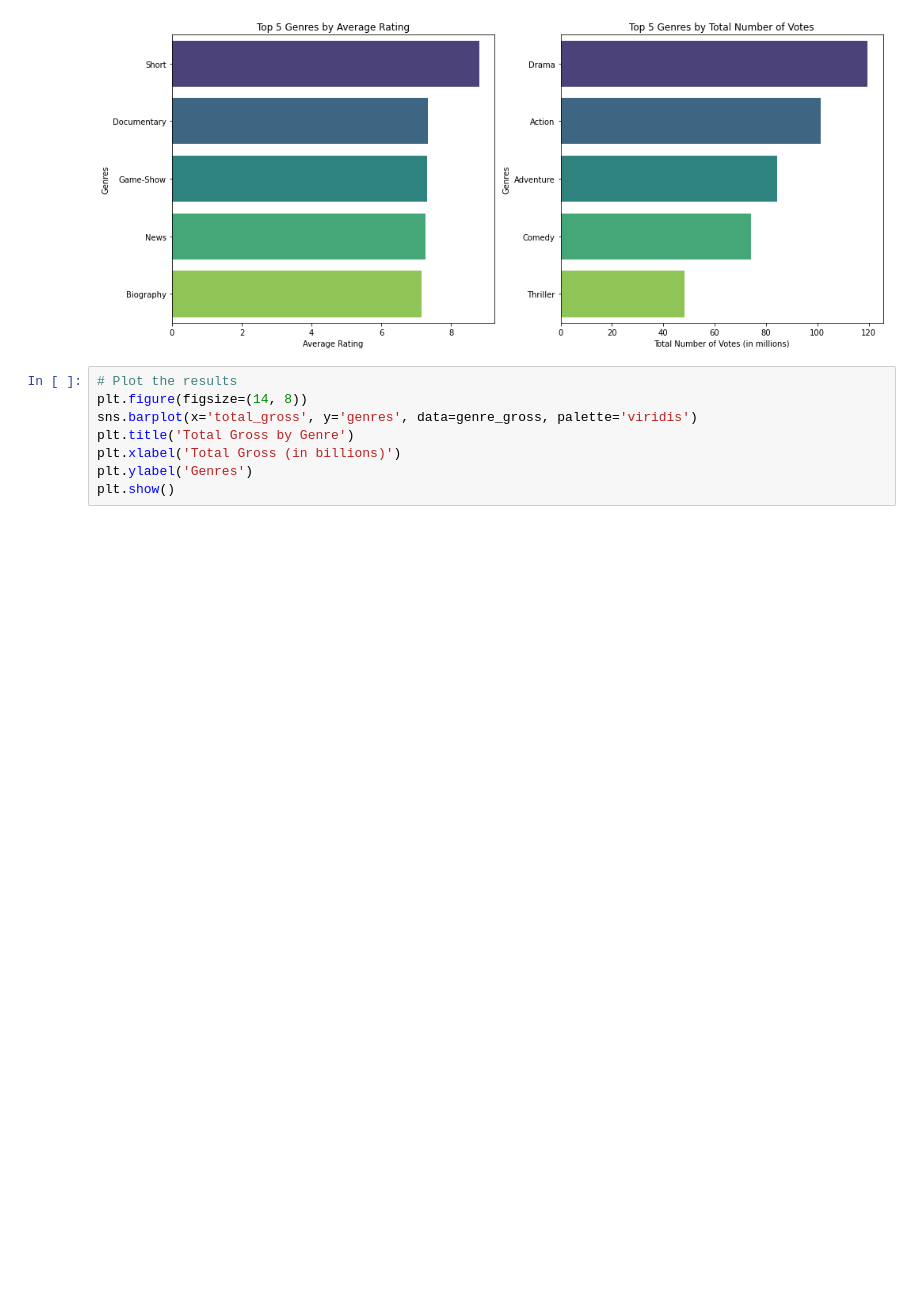
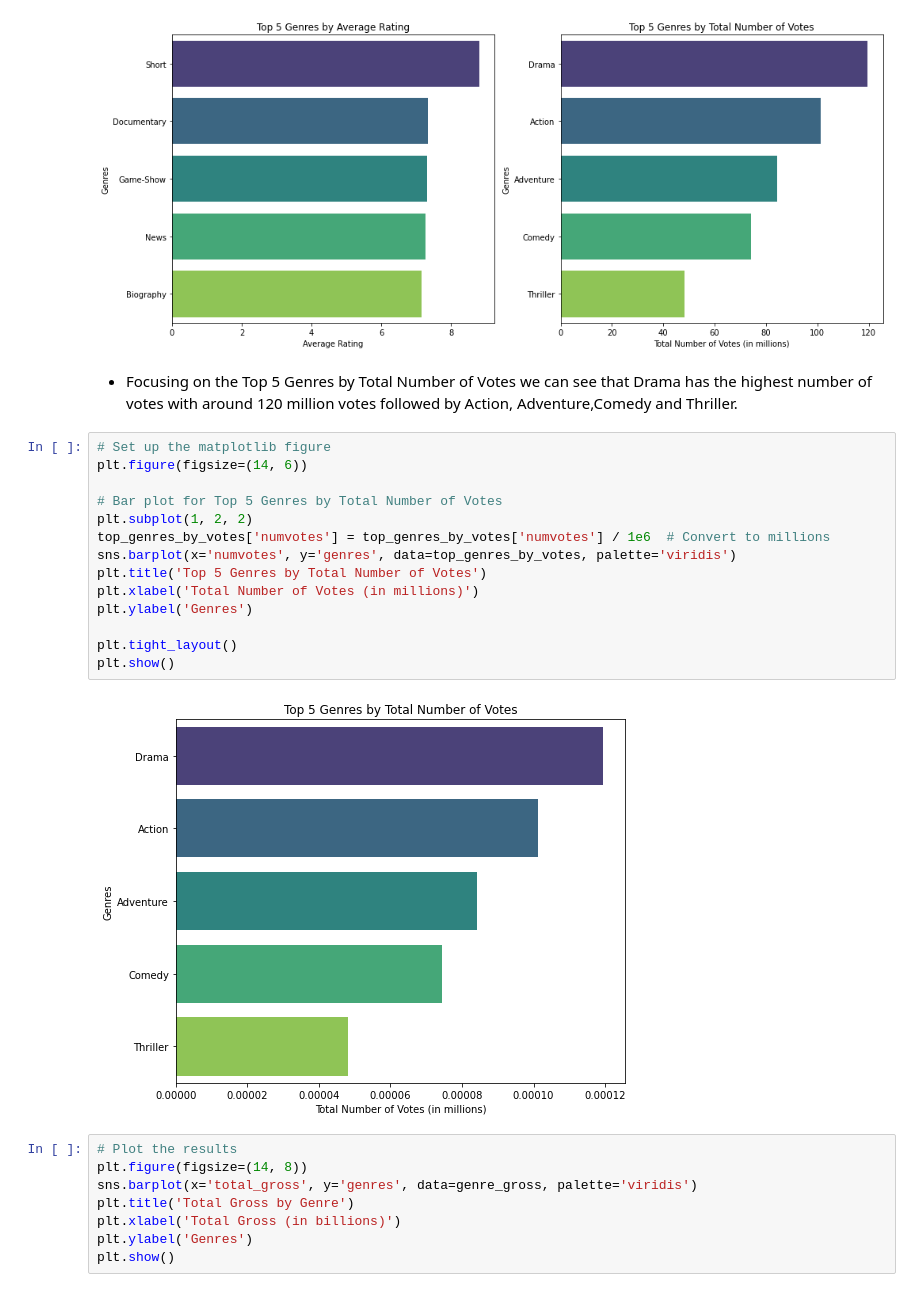
Before and after one commit to Cynthia-Njambi/Moringa-Phase1-Project, a Jupyter notebook: index.ipynb, the cells around one changed output. Drawn from its saved outputs; the diff is of its cells as text; blank space fills up the shorter version.

Commit message:
Visualizing Top 5 Genres by Total Number of Votes

```diff
--- a/index.ipynb
+++ b/index.ipynb
@@ -415,6 +415,24 @@ plt.tight_layout()
 plt.show()
 # %% [output]
 [figure]
+# %% [markdown]
+- Focusing on the Top 5 Genres by Total Number of Votes we can see that Drama has the highest number of votes with around 120 million votes followed by Action, Adventure,Comedy and Thriller.
+# %%
+# Set up the matplotlib figure
+plt.figure(figsize=(14, 6))
+
+# Bar plot for Top 5 Genres by Total Number of Votes
+plt.subplot(1, 2, 2)
+top_genres_by_votes['numvotes'] = top_genres_by_votes['numvotes'] / 1e6  # Convert to millions
+sns.barplot(x='numvotes', y='genres', data=top_genres_by_votes, palette='viridis')
+plt.title('Top 5 Genres by Total Number of Votes')
+plt.xlabel('Total Number of Votes (in millions)')
+plt.ylabel('Genres')
+
+plt.tight_layout()
+plt.show()
+# %% [output]
+[figure, added]
 # %%
 # Plot the results
 plt.figure(figsize=(14, 8))
```
Also changed, not shown: parts of 1 cell of this notebook.
